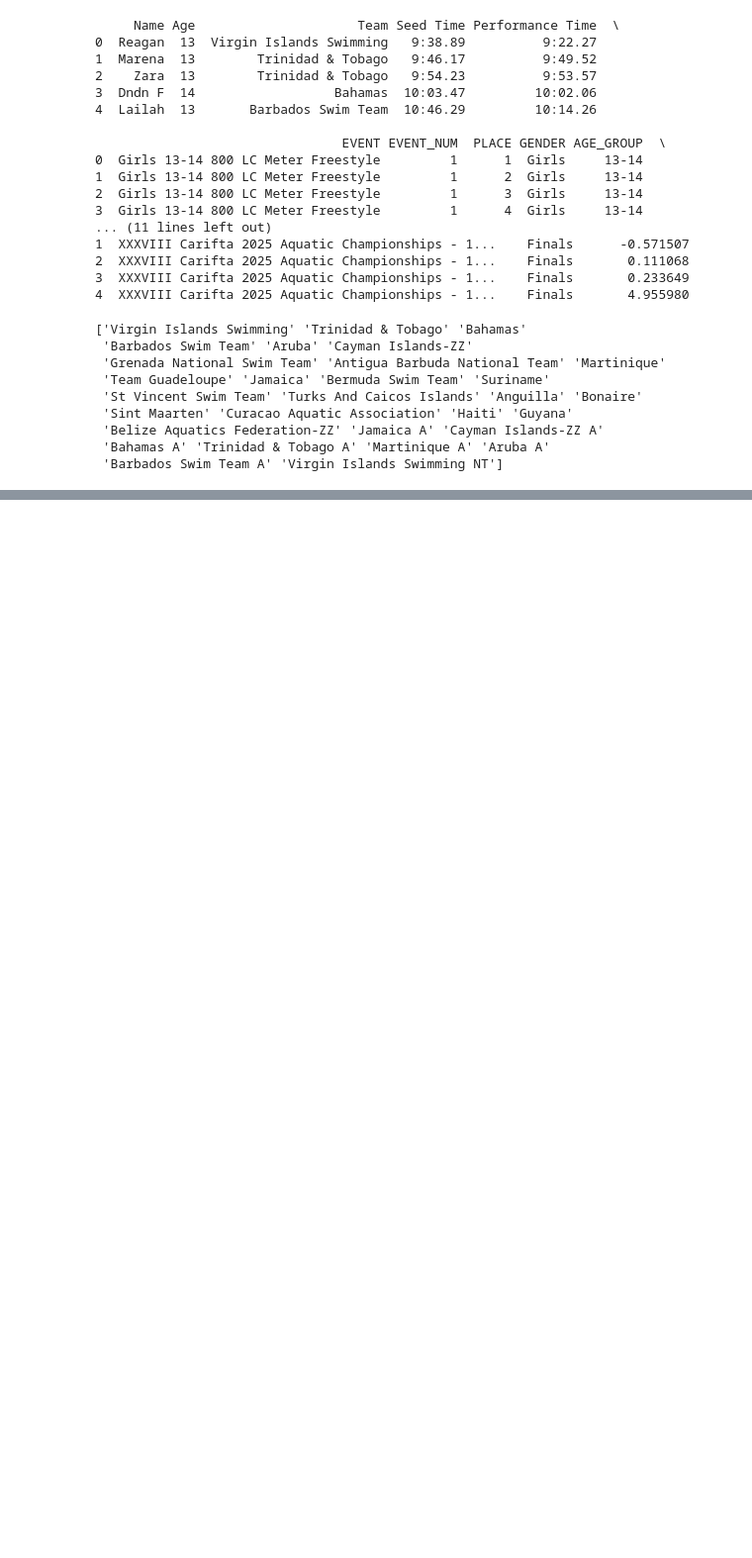
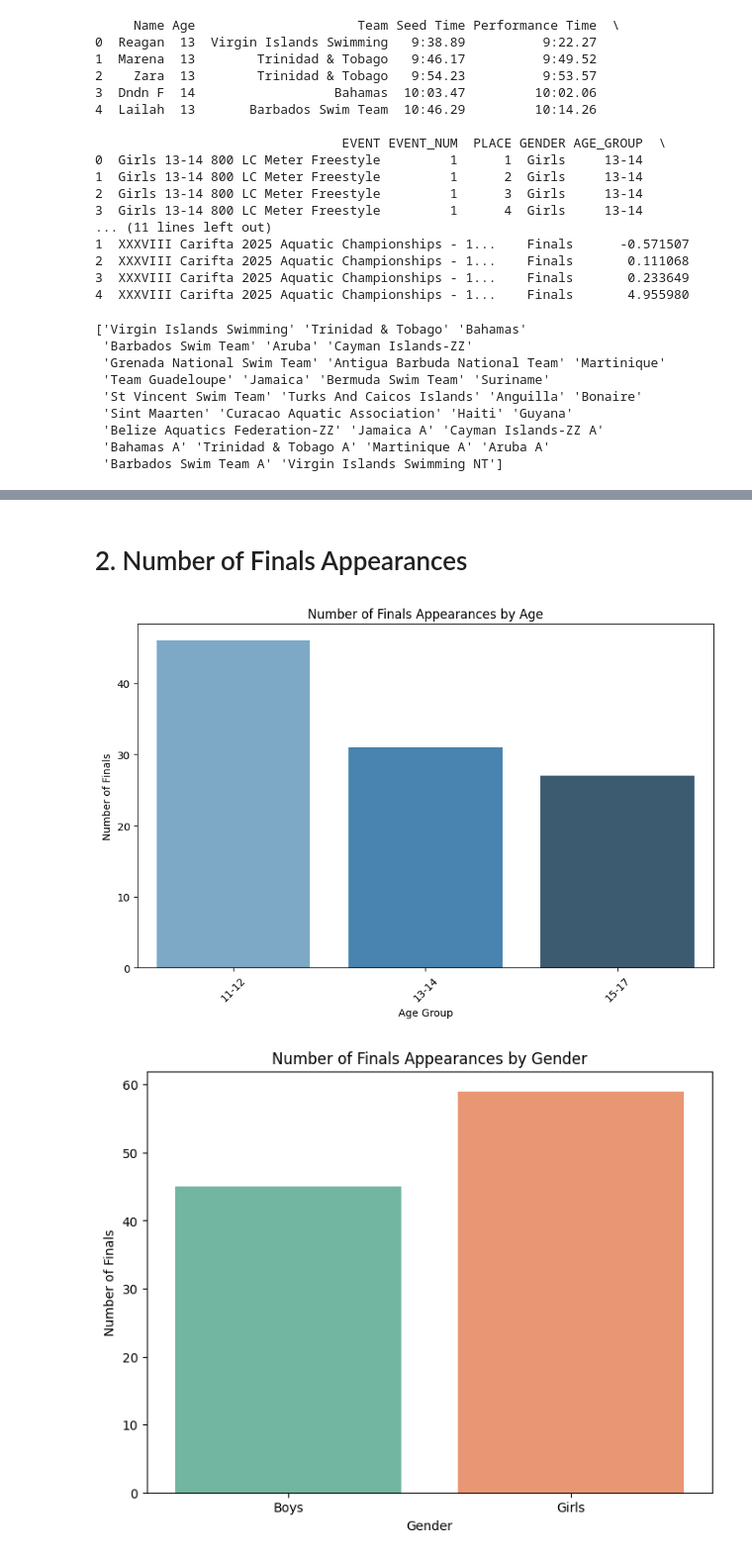
Before and after one commit to weekes1/Hytek_PDF_to_DF, a Jupyter notebook: Carifta_2025_analysis.ipynb, the cells around one changed output, grey strips where cells are left out. Shown: that part at 99% size. Cells and saved outputs as stored; diff of their text form; code cells hidden in the pictures; blank space fills up the shorter version.

Commit message:
more plots

```diff
--- a/Carifta_2025_analysis.ipynb
+++ b/Carifta_2025_analysis.ipynb
@@ -38,7 +39,7 @@ print(result_df['Team'].unique())
  'Bahamas A' 'Trinidad & Tobago A' 'Martinique A' 'Aruba A'
  'Barbados Swim Team A' 'Virgin Islands Swimming NT']
 # %%
-bim_results = result_df[(result_df['Team']== 'Barbados Swim Team') | (result_df['Team'] == 'Barbados Swim Team A')]
+bim_results = result_df[(result_df['Team']== 'Barbados Swim Team') | (result_df['Team'] == 'Barbados Swim Team A')].reset_index(drop=True)
 print(bim_results.head())
-bim_results.to_csv('barbados_carifta_2025.csv')
+bim_results.to_csv('barbados_carifta_2025.csv', )
 # %% [output]
@@ -61,0 +75,36 @@ bim_results.to_csv('barbados_carifta_2025.csv')
+# %% [markdown]
+# 2. Number of Finals Appearances
+# %%
+finals_df = bim_results[bim_results['SWIM_TYPE'] == 'Finals']
+
+finals_by_age = finals_df.groupby('AGE_GROUP').size()
+finals_by_gender = finals_df.groupby('GENDER').size()
+finals_by_age_gender = finals_df.groupby('AGE_GROUPXGENDER').size()
+
+
+plt.figure(figsize=(10, 6))
+sns.barplot(x=finals_by_age.index, y=finals_by_age.values, palette= "Blues_d", hue= finals_by_age.index)
+plt.title('Number of Finals Appearances by Age')
+plt.xlabel('Age Group')
+plt.ylabel('Number of Finals')
+plt.xticks(rotation=45)
+plt.show()
+
+
+plt.figure(figsize=(8, 6))
+sns.barplot(x=finals_by_gender.index, y=finals_by_gender.values, palette="Set2", hue = finals_by_gender.index)
+plt.title('Number of Finals Appearances by Gender')
+plt.xlabel('Gender')
+plt.ylabel('Number of Finals')
+plt.show()
+
+
+plt.figure(figsize=(8, 6))
+sns.barplot(x=finals_by_age_gender.index, y=finals_by_age_gender.values, palette="Set1", hue= finals_by_age_gender.index)
+plt.title('Number of Finals Appearances by Gender and Age')
+plt.xlabel('Age + Gender')
+plt.ylabel('Number of Finals')
+plt.show()
+# %% [output]
+[figure, added]
+[figure, added]
```
Also changed, not shown: parts of 11 cells of this notebook, 3 other files.
